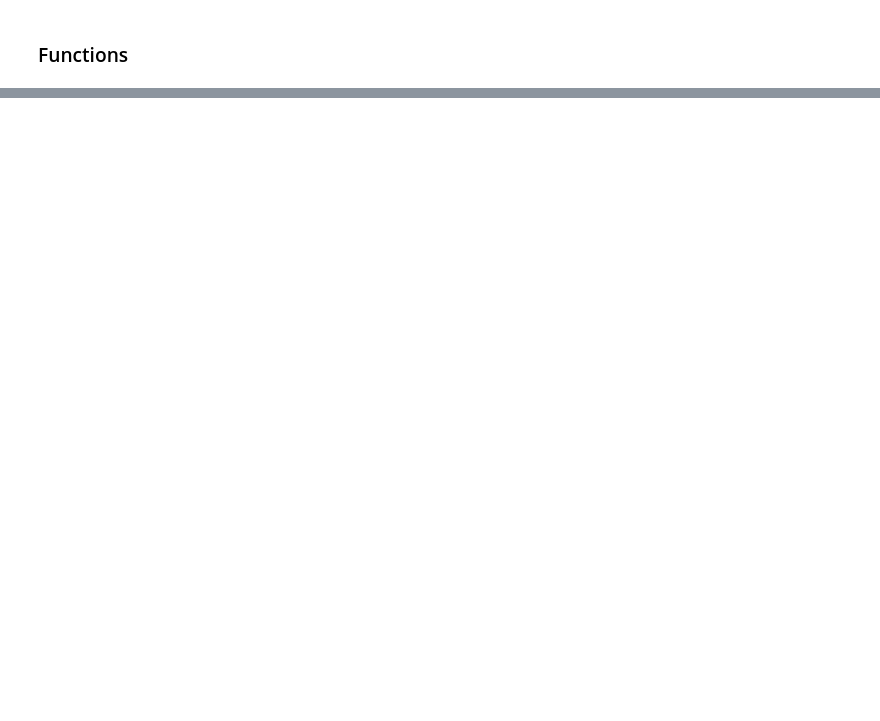
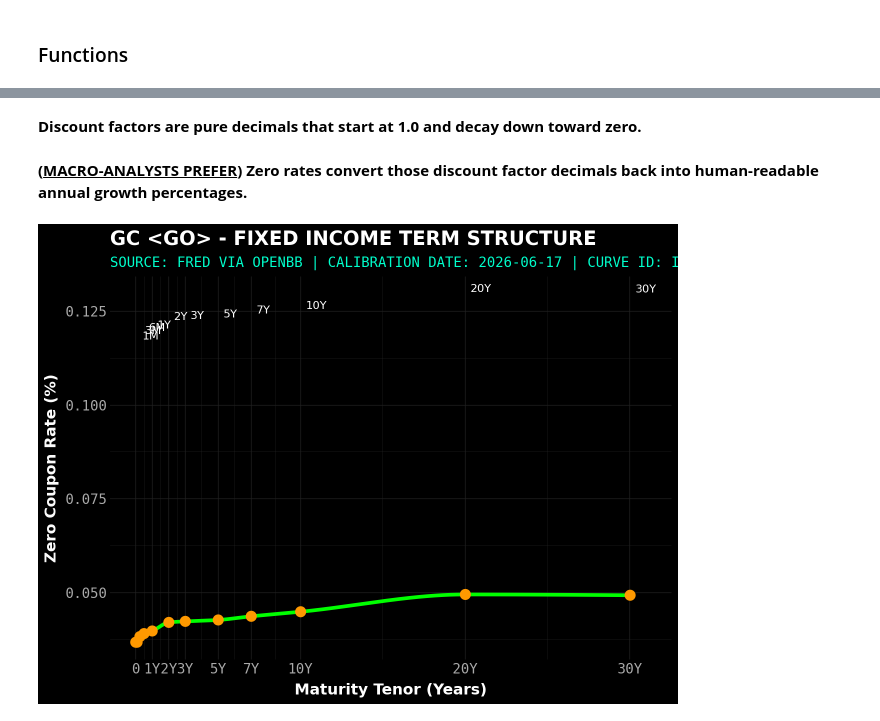
Before and after one commit to IMTorgOpenDataTools/macroecon-wrappy, a Jupyter notebook: notebooks/review_bonds.ipynb, the cells around one changed output, grey strips where cells are left out. Saved outputs shown, nothing was run; the diff lists cells and outputs as text; code cells hidden in the pictures; blank space fills up the shorter version.

```diff
--- a/notebooks/review_bonds.ipynb
+++ b/notebooks/review_bonds.ipynb
@@ -201,0 +394,6 @@ def plot_quantlib_log_curve_with_points(yield_term_structure, raw_maturities, ra
+# %%
+#yield_curve = ql.PiecewiseLogLinearDiscount(calc_date, helpers, day_count)
+#or
+yield_curve = ql.PiecewiseCubicZero(calc_date, helpers, day_count)
+
+yield_curve.enableExtrapolation()
@@ -201,0 +423,2 @@ def plot_quantlib_log_curve_with_points(yield_term_structure, raw_maturities, ra
+# %% [markdown]
+__Discount factors are pure decimals that start at 1.0 and decay down toward zero.__
@@ -201,0 +450,2 @@ def plot_quantlib_log_curve_with_points(yield_term_structure, raw_maturities, ra
+# %% [markdown]
+__(<u>MACRO-ANALYSTS PREFER</u>) Zero rates convert those discount factor decimals back into human-readable annual growth percentages.__
@@ -201,0 +475,47 @@ def plot_quantlib_log_curve_with_points(yield_term_structure, raw_maturities, ra
+# %%
+
+# 4. PLOTNINE CUSTOMIZATION (BLOOMBERG GRAPH CURVE 'GC' STYLE)
+# -------------------------------------------------------------------------
+bb_bg_color = '#000000'     # Matte Black Background
+bb_grid_color = '#222222'   # Soft Faded Gridlines
+bb_line_color = '#00FF00'   # Classic Terminal Neon Green
+bb_node_color = '#FF9900'   # Amber Accent Constituents
+bb_text_color = '#FFFFFF'   # High Contrast White Header
+
+bb_theme = (
+    theme_minimal()
+    + theme(
+        panel_background=element_rect(fill=bb_bg_color, color=bb_bg_color),
+        plot_background=element_rect(fill=bb_bg_color, color=bb_bg_color),
+        panel_grid_major=element_line(color=bb_grid_color, size=0.5),
+        panel_grid_minor=element_line(color=bb_grid_color, size=0.25),
+        axis_text=element_text(color='#AAAAAA', size=10, fontfamily='monospace'),
+        axis_title=element_text(color=bb_text_color, size=11, fontweight='bold'),
+        plot_title=element_text(color=bb_text_color, size=14, fontweight='bold', hjust=0),
+        plot_subtitle=element_text(color='#00FFCC', size=10, fontfamily='monospace')
+    )
+)
+
+bloomberg_gc_plot = (
+    ggplot()
+    + geom_line(data=df_continuous, mapping=aes(x='Maturity', y='Rate'), color=bb_line_color, size=1.5)
+    + geom_point(data=df_nodes, mapping=aes(x='Maturity', y='Rate'), color=bb_node_color, size=3.5)
+    + geom_text(data=df_labels, mapping=aes(x='Maturity', y='Rate', label='Label'),
+                color='#FFFFFF', va='bottom', ha='left', nudge_x=0.3, nudge_y=0.08, size=8)#, fontfamily='monospace')
+    + bb_theme
+    + scale_x_continuous(
+        breaks=[0, 1, 2, 3, 5, 7, 10, 20, 30],
+        labels=['0', '1Y', '2Y', '3Y', '5Y', '7Y', '10Y', '20Y', '30Y'],
+        limits=[0, 31]
+    )
+    + labs(
+        title="GC <GO> - FIXED INCOME TERM STRUCTURE",
+        subtitle=f"SOURCE: FRED VIA OPENBB | CALIBRATION DATE: {eval_date_raw.strftime('%Y-%m-%d')} | CURVE ID: I25 US TREASURY ACTIVES",
+        x="Maturity Tenor (Years)",
+        y=Y_LABEL
+    )
+)
+
+bloomberg_gc_plot
+# %% [output]
+[figure, added]
```
Also changed, not shown: parts of 42 cells of this notebook.
